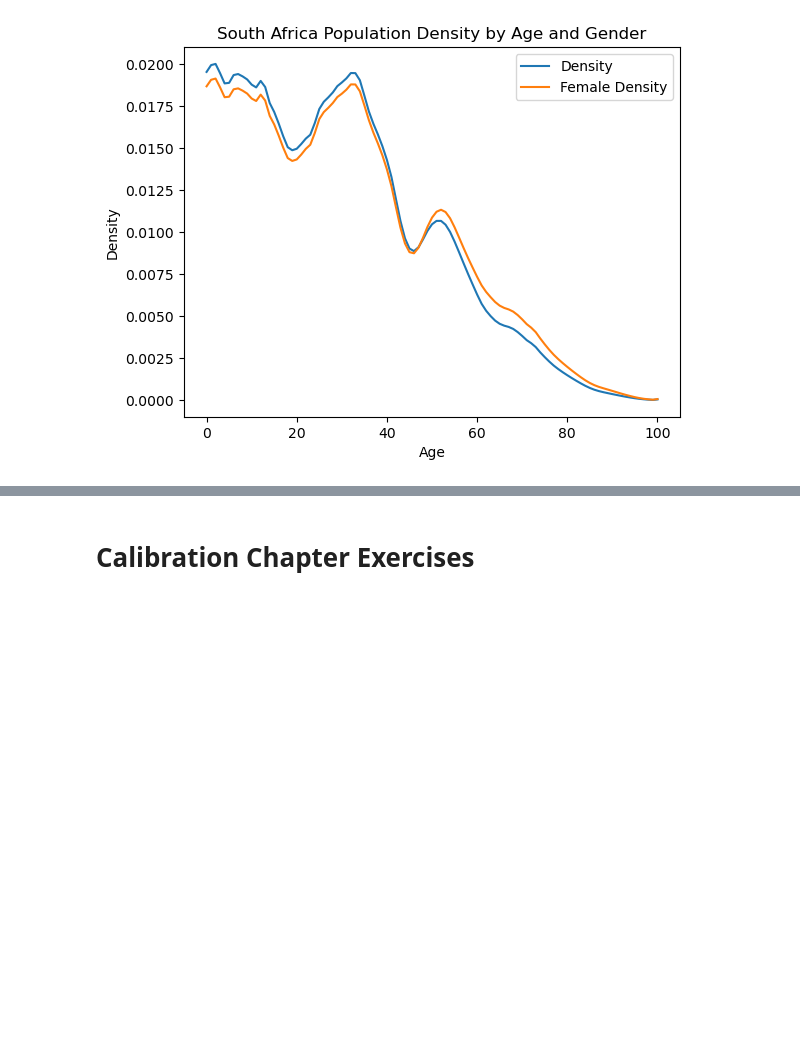
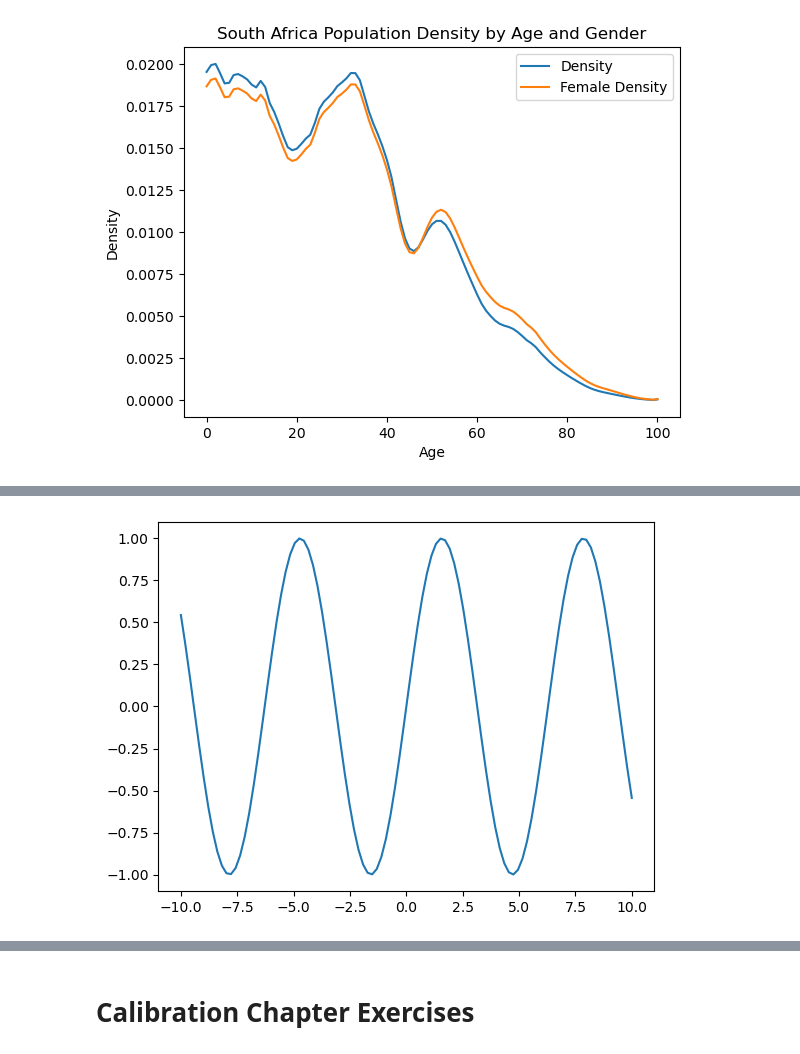
Before and after one commit to jdebacker/UN-OG-Training, a Jupyter notebook: code/Textbook_Exercise_Solutions.ipynb, the cells around one changed output, grey strips where cells are left out. Cells and saved outputs as stored; diff of their text form; code cells hidden in the pictures; blank space fills up the shorter version.

```diff
--- a/code/Textbook_Exercise_Solutions.ipynb
+++ b/code/Textbook_Exercise_Solutions.ipynb
@@ -471,0 +506,8 @@ zaf_pop.to_csv("zaf_pop.csv", index=False)
+# %%
+# Scipy interpolation problem
+x_full = np.linspace(-10, 10, 100)
+y_full = np.sin(x_full)
+plt.plot(x_full, y_full)
+plt.show()
+# %% [output]
+[figure, added]
```
Also changed, not shown: parts of 8 cells of this notebook.
